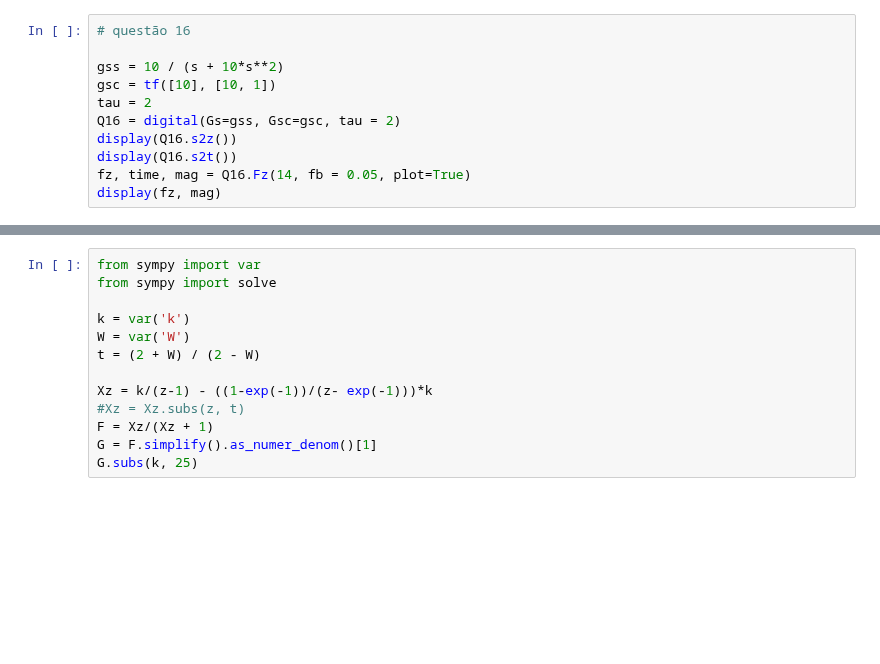
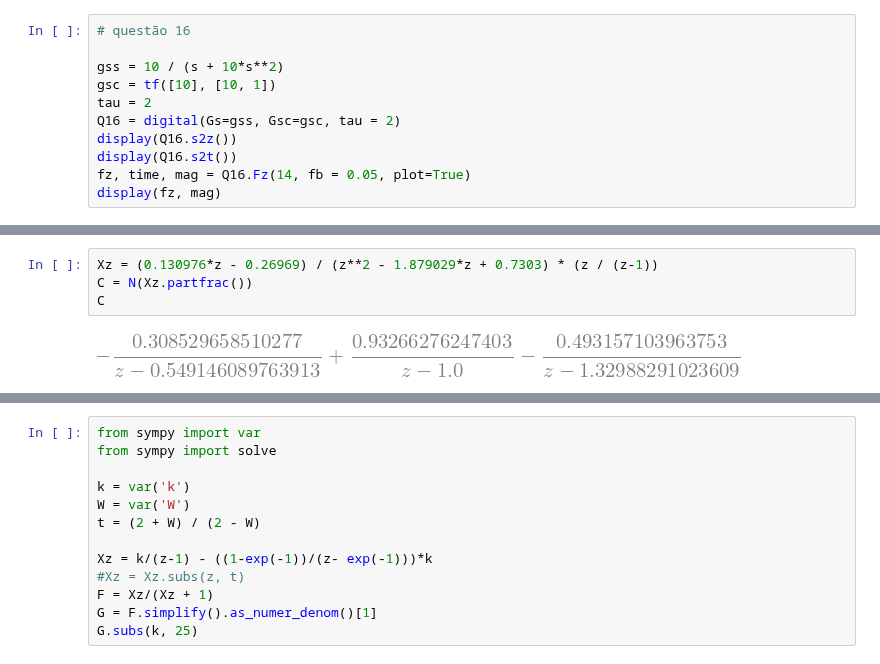
Before and after one commit to Hiago013/Ola-Mundo, a Jupyter notebook: ELT 331/lista3II.ipynb, the cells around one changed output, grey strips where cells are left out. Cells and saved outputs as stored; diff of their text form; blank space fills up the shorter version.

```diff
--- a/ELT 331/lista3II.ipynb
+++ b/ELT 331/lista3II.ipynb
@@ -101,0 +99,6 @@ $$\frac{0.09516}{z - 0.8097}\quad dt = 0.1$$
+# %%
+Xz = (0.130976*z - 0.26969) / (z**2 - 1.879029*z + 0.7303) * (z / (z-1))
+C = N(Xz.partfrac())
+C
+# %% [output]
+[figure, added]
```
Also changed, not shown: parts of 3 cells of this notebook, 1 other file.
